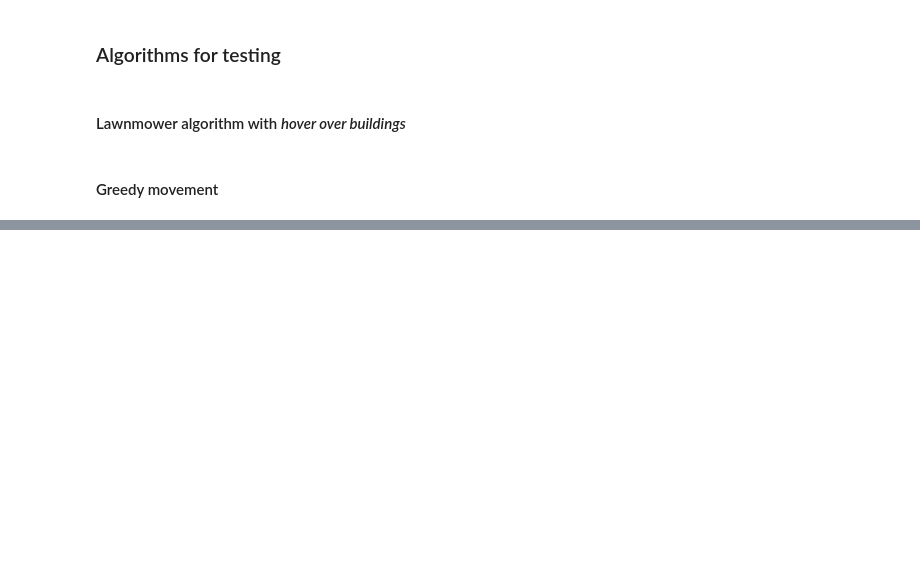
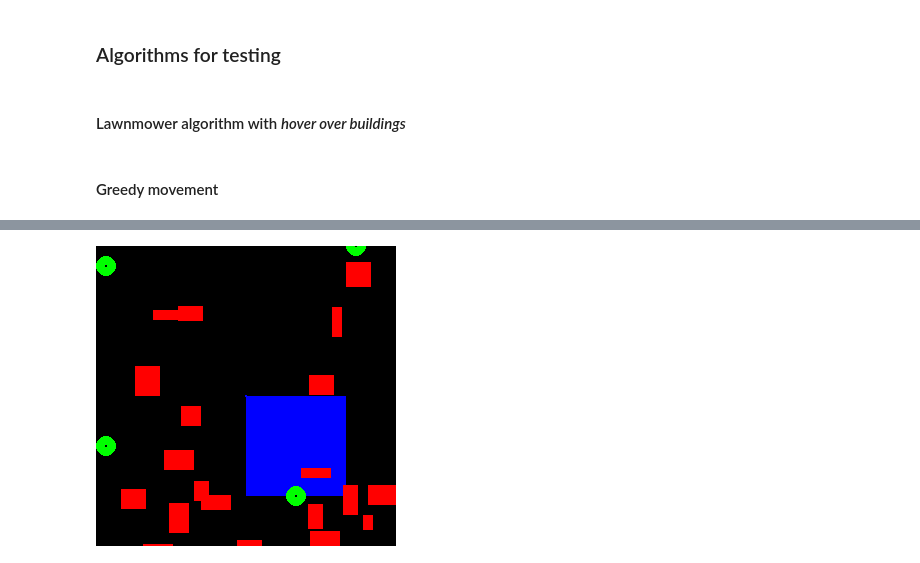
Before and after one commit to kulbir-ahluwalia/CMSC818B_MiniProject_2, a Jupyter notebook: python/pm_python.ipynb, the cells around one changed output, grey strips where cells are left out. Cells and saved outputs as stored; diff of their text form; code cells hidden in the pictures; blank space fills up the shorter version.

```diff
--- a/python/pm_python.ipynb
+++ b/python/pm_python.ipynb
@@ -254,0 +654,5 @@ for i in range(300):
+# %%
+env.reset()
+cv2_imshow(env.env_img)
+# %% [output]
+[figure, added]
```
Also changed, not shown: parts of 17 cells of this notebook.
